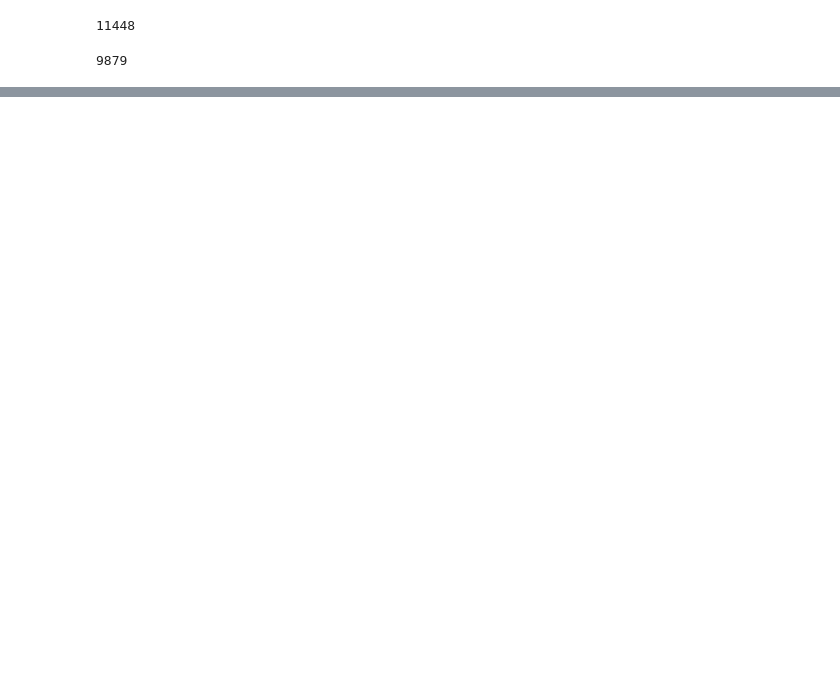
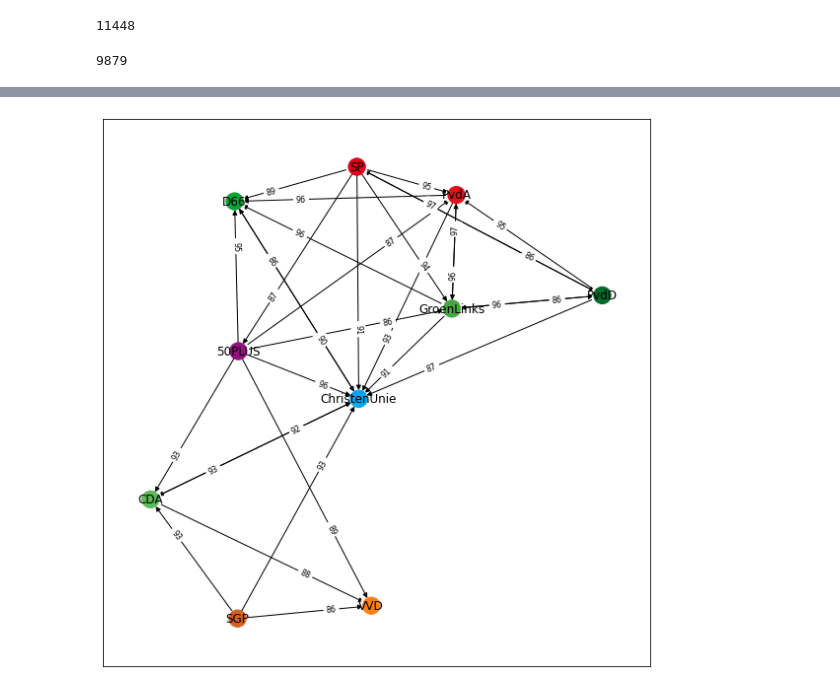
Before and after one commit to jvanelteren/kamermoties, a Jupyter notebook: 5_party-similarity.ipynb, the cells around one changed output, grey strips where cells are left out. Cells and saved outputs as stored; diff of their text form; code cells hidden in the pictures; blank space fills up the shorter version.

```diff
--- a/5_party-similarity.ipynb
+++ b/5_party-similarity.ipynb
@@ -114,0 +300,20 @@ Name: Topic, dtype: float64
+# %%
+stem_perc = pd.DataFrame({})
+for chamber in chambers:
+    moties_in_year = df.loc[(df['Kamer'] == chamber)]
+    moties_in_year = moties_in_year.dropna(axis=1, how='all')
+    indieners = [c for c in moties_in_year.columns if 'Indiener' in c]
+    stem = [c for c in moties_in_year.columns if 'Stem' in c][1:]
+
+    for p in indieners:
+        partij_moties =  moties_in_year.loc[(moties_in_year[p]==1)]
+
+        partij_moties = partij_moties.replace(-1,0)
+        res = (partij_moties[stem].sum()/partij_moties[stem].notna().sum())
+        res = pd.DataFrame({'support':res.index.str[5:],'percentage':res.values})
+        res['partij']= p[9:]
+        res['kamer'] = chamber
+        stem_perc = stem_perc.append(res)
+stem_perc = stem_perc[stem_perc['support'].isin(parties)]
+stem_perc = stem_perc[stem_perc['partij'].isin(parties)]
+stem_perc.head()
@@ -114,0 +327,27 @@ Name: Topic, dtype: float64
+# %%
+# hide_input
+
+G = nx.DiGraph()
+for _,info in stem_perc.iterrows():
+    p1, weight, p2, _ = info
+    G.add_node(p1)
+    if weight > 0.85:
+        G.add_edge(p1,p2, weight=round(weight*100),  len=1/round(weight*100))
+    # G.add_edge("SGP","VVD", weight=1,  len=1)
+G.remove_nodes_from(['FVD', 'PVV', 'DENK'])
+color_map = [party_colors[node] for node in G]
+
+for graphviz_type in ['neato']:
+    pos = nx.nx_agraph.graphviz_layout(G,prog=graphviz_type, args ='')
+    plt.figure(figsize=(8,8))
+    nx.draw_networkx(G, pos, node_color=color_map)
+    labels = nx.get_edge_attributes(G,'weight')
+    nx.draw_networkx_edge_labels(G,pos,edge_labels=labels,font_size=8,label_pos=0.3)
+
+
+    plt.tight_layout()
+    plt.show()
+    # plt.gcf()
+    # plt.savefig('network.png')
+# %% [output]
+[figure, added]
```
Also changed, not shown: parts of 19 cells of this notebook, 3 other files.
